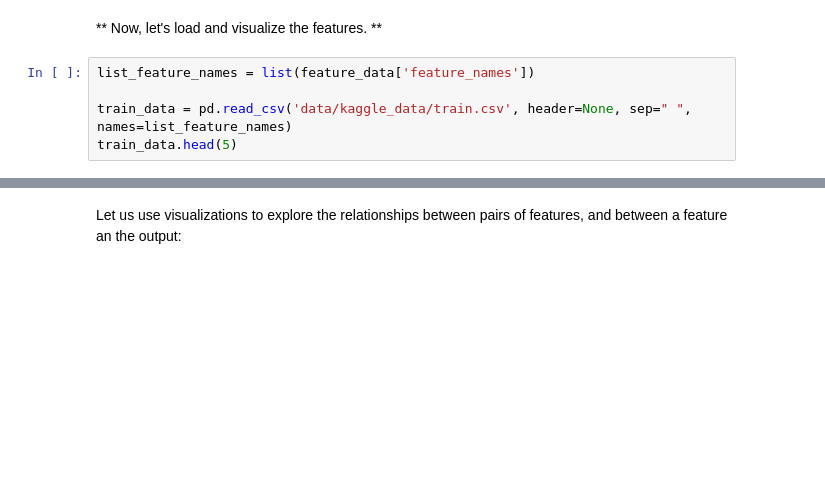
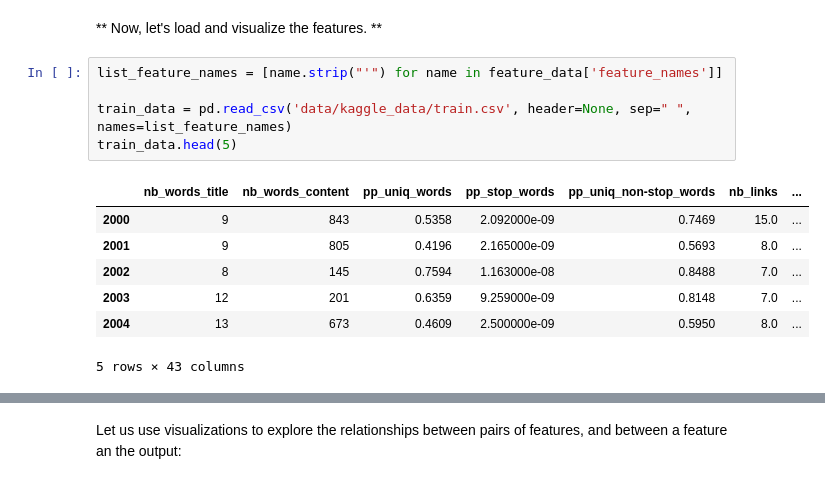
Before and after one commit to abdeljelilmaadi/2022-mines-HPC-AI-TD, a Jupyter notebook: 03-ProjectIntro.ipynb, the cells around one changed output, grey strips where cells are left out. Drawn from its saved outputs; the diff is of its cells as text; blank space fills up the shorter version.

```diff
--- a/03-ProjectIntro.ipynb
+++ b/03-ProjectIntro.ipynb
@@ -198,10 +325,18 @@ plt.xlim((0,10000))
 # %% [markdown]
 ** Now, let's load and visualize the features. **
 # %%
-list_feature_names = list(feature_data['feature_names'])
+list_feature_names = [name.strip("'") for name in feature_data['feature_names']]
 
 train_data = pd.read_csv('data/kaggle_data/train.csv', header=None, sep=" ", names=list_feature_names)
 train_data.head(5)
+# %% [output]
+|  | nb_words_title | nb_words_content | pp_uniq_words | pp_stop_words | pp_uniq_non-stop_words | nb_links | ... |
+| 2000 | 9 | 843 | 0.5358 | 2.092000e-09 | 0.7469 | 15.0 | ... |
+| 2001 | 9 | 805 | 0.4196 | 2.165000e-09 | 0.5693 | 8.0 | ... |
+| 2002 | 8 | 145 | 0.7594 | 1.163000e-08 | 0.8488 | 7.0 | ... |
+| 2003 | 12 | 201 | 0.6359 | 9.259000e-09 | 0.8148 | 7.0 | ... |
+| 2004 | 13 | 673 | 0.4609 | 2.500000e-09 | 0.5950 | 8.0 | ... |
+5 rows × 43 columns
 # %%
 test_data = pd.read_csv('data/kaggle_data/test-val.csv', header=None, sep=" ", names=list_feature_names)
 test_data.head(5)
```
Also changed, not shown: parts of 31 cells of this notebook, 8 other files.
